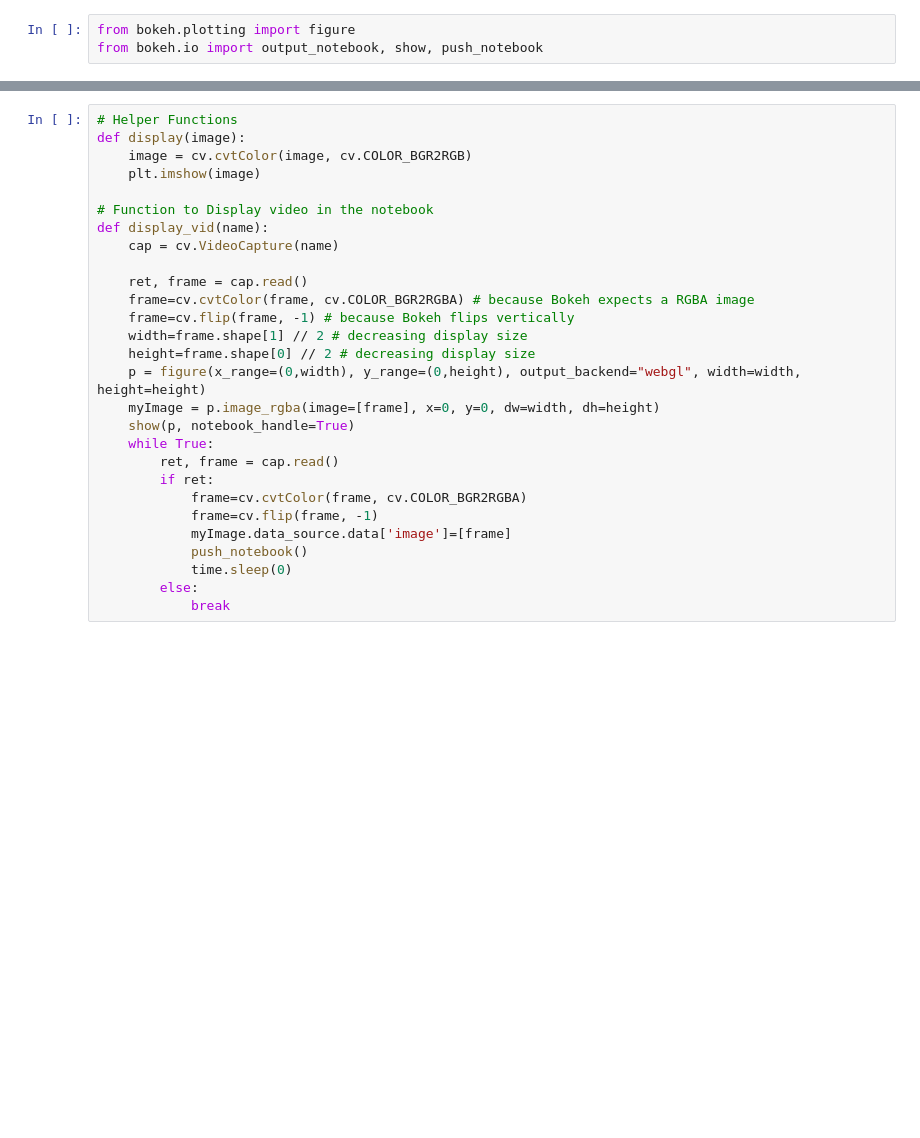
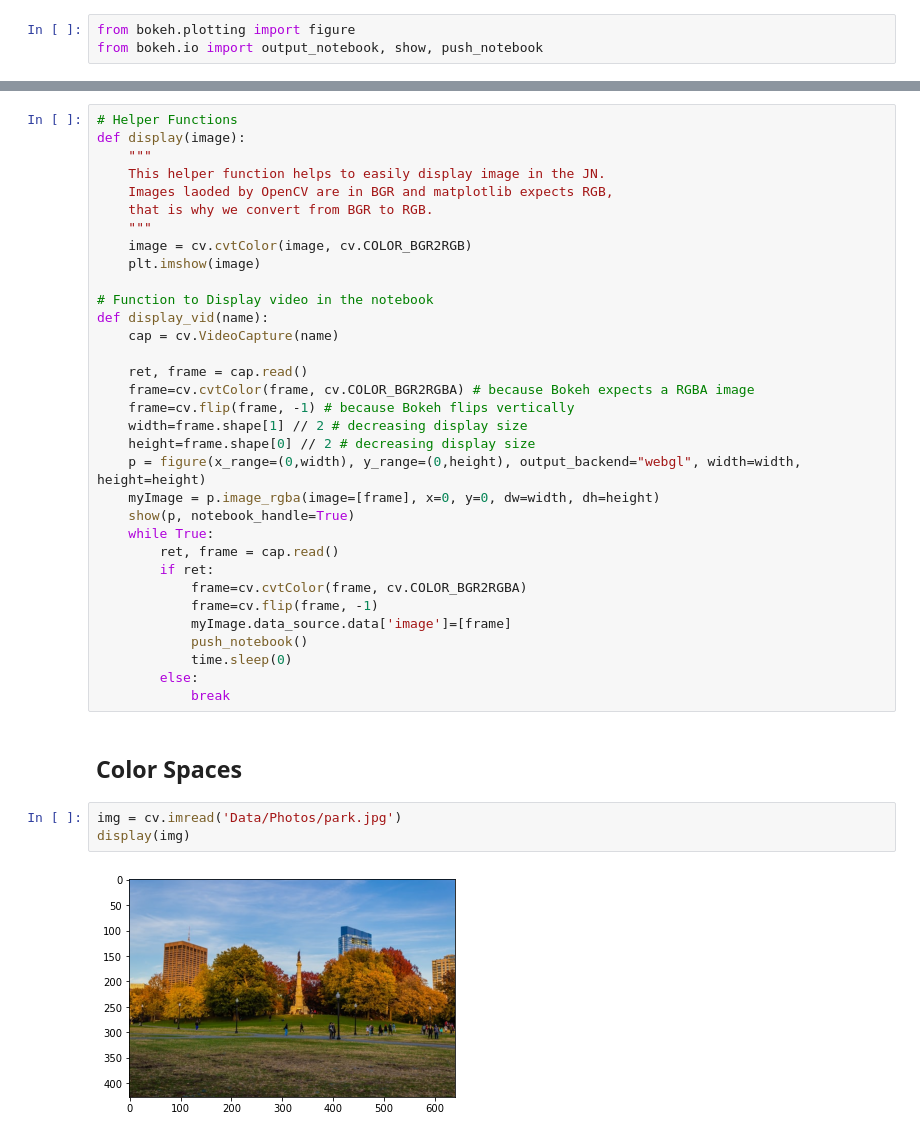
Before and after one commit to ibadrather/ImageProcessing, a Jupyter notebook: 2 OpenCV Advanced.ipynb, the cells around one changed output, grey strips where cells are left out. Drawn from its saved outputs; the diff is of its cells as text; blank space fills up the shorter version.

```diff
--- a/2 OpenCV Advanced.ipynb
+++ b/2 OpenCV Advanced.ipynb
@@ -16,6 +16,11 @@ Loading BokehJS ...
 # %%
 # Helper Functions
 def display(image):
+    """
+    This helper function helps to easily display image in the JN.
+    Images laoded by OpenCV are in BGR and matplotlib expects RGB,
+    that is why we convert from BGR to RGB.
+    """
     image = cv.cvtColor(image, cv.COLOR_BGR2RGB)
     plt.imshow(image)
 
@@ -41,3 +46,10 @@ def display_vid(name):
             time.sleep(0)
         else:
             break
+# %% [markdown]
+## Color Spaces
+# %%
+img = cv.imread('Data/Photos/park.jpg')
+display(img)
+# %% [output]
+[figure, added]
```
Also changed, not shown: parts of 38 cells of this notebook.
